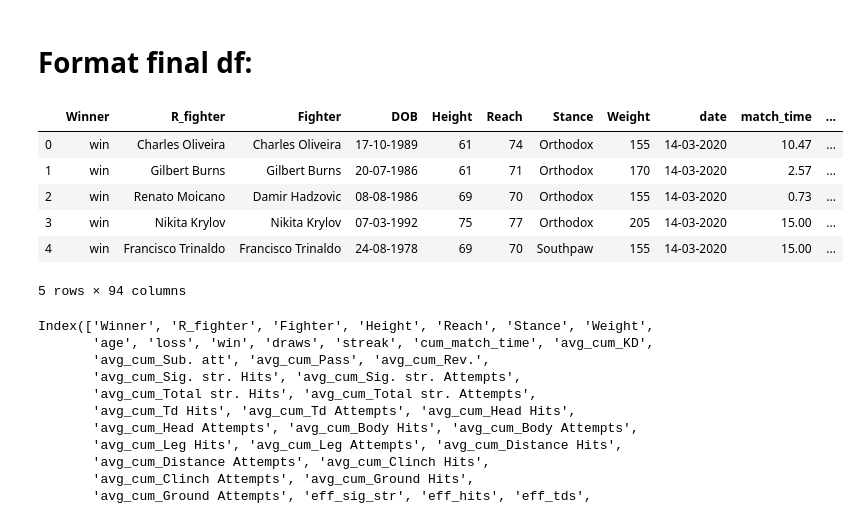
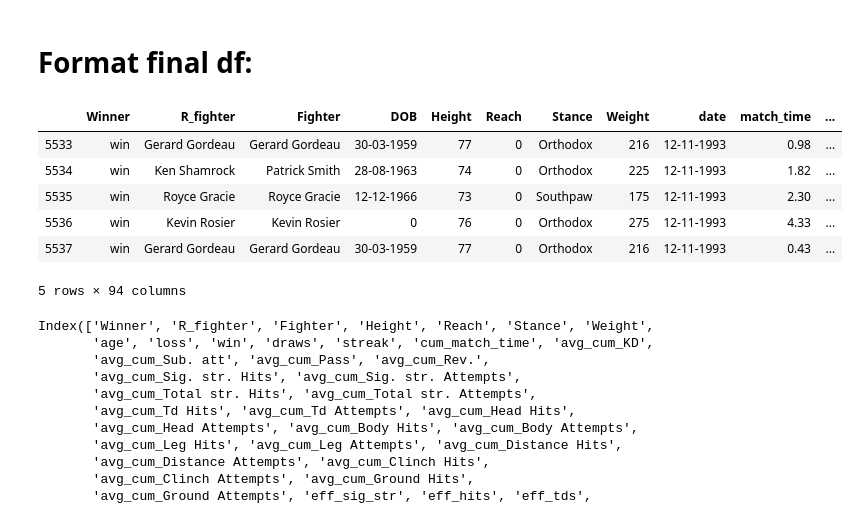
Before and after one commit to lancezeng947/UFC-Prediction, a Jupyter notebook: Data Clean.ipynb, the cells around one changed output. Saved outputs shown, nothing was run; the diff lists cells and outputs as text; code cells hidden in the pictures.

```diff
--- a/Data Clean.ipynb
+++ b/Data Clean.ipynb
@@ -735,15 +735,15 @@ reformat_final_df.to_csv('unformatted_final.csv')
 # %% [markdown]
 # Format final df:
 # %%
-reformat_final_df = pd.read_csv('unformatted_final.csv', index_col = 0)
-reformat_final_df.head(5)
+reformat_final_df = pd.read_csv('Data/unformatted_final.csv', index_col = 0)
+reformat_final_df.tail(5)
 # %% [output]
 |  | Winner | R_fighter | Fighter | DOB | Height | Reach | Stance | Weight | date | match_time | ... |
-| 0 | win | Charles Oliveira | Charles Oliveira | 17-10-1989 | 61 | 74 | Orthodox | 155 | 14-03-2020 | 10.47 | ... |
-| 1 | win | Gilbert Burns | Gilbert Burns | 20-07-1986 | 61 | 71 | Orthodox | 170 | 14-03-2020 | 2.57 | ... |
-| 2 | win | Renato Moicano | Damir Hadzovic | 08-08-1986 | 69 | 70 | Orthodox | 155 | 14-03-2020 | 0.73 | ... |
-| 3 | win | Nikita Krylov | Nikita Krylov | 07-03-1992 | 75 | 77 | Orthodox | 205 | 14-03-2020 | 15.00 | ... |
-| 4 | win | Francisco Trinaldo | Francisco Trinaldo | 24-08-1978 | 69 | 70 | Southpaw | 155 | 14-03-2020 | 15.00 | ... |
+| 5533 | win | Gerard Gordeau | Gerard Gordeau | 30-03-1959 | 77 | 0 | Orthodox | 216 | 12-11-1993 | 0.98 | ... |
+| 5534 | win | Ken Shamrock | Patrick Smith | 28-08-1963 | 74 | 0 | Orthodox | 225 | 12-11-1993 | 1.82 | ... |
+| 5535 | win | Royce Gracie | Royce Gracie | 12-12-1966 | 73 | 0 | Southpaw | 175 | 12-11-1993 | 2.30 | ... |
+| 5536 | win | Kevin Rosier | Kevin Rosier | 0 | 76 | 0 | Orthodox | 275 | 12-11-1993 | 4.33 | ... |
+| 5537 | win | Gerard Gordeau | Gerard Gordeau | 30-03-1959 | 77 | 0 | Orthodox | 216 | 12-11-1993 | 0.43 | ... |
 5 rows × 94 columns
 # %%
 drop_columns = ['Winner.1', 'R_fighter.1', 'match_time', 'match_time.1', 'DOB', 'DOB.1', 'date', 'date.1']
```
Also changed, not shown: parts of 3 cells of this notebook, 4 other files.
